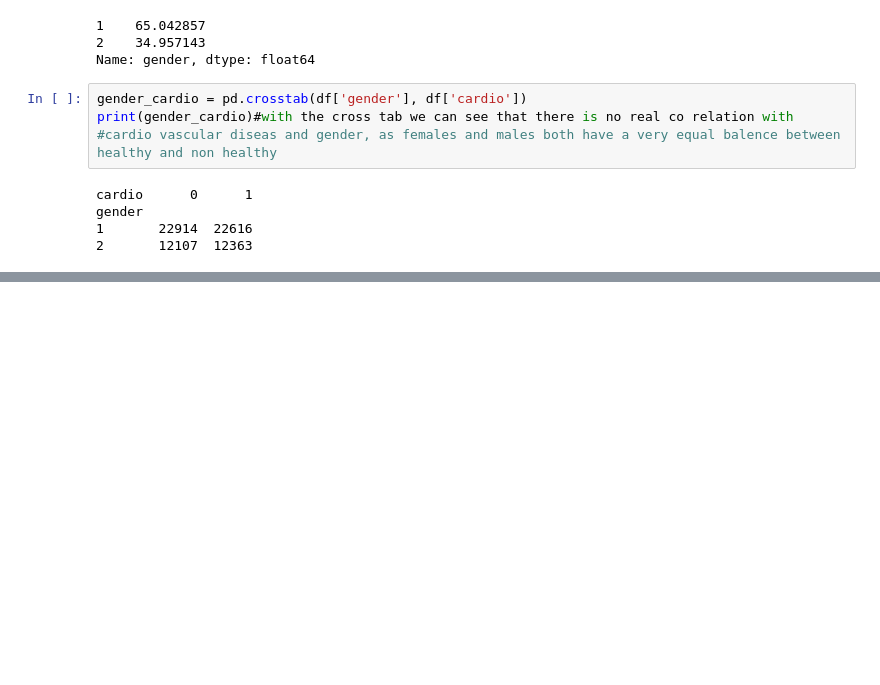
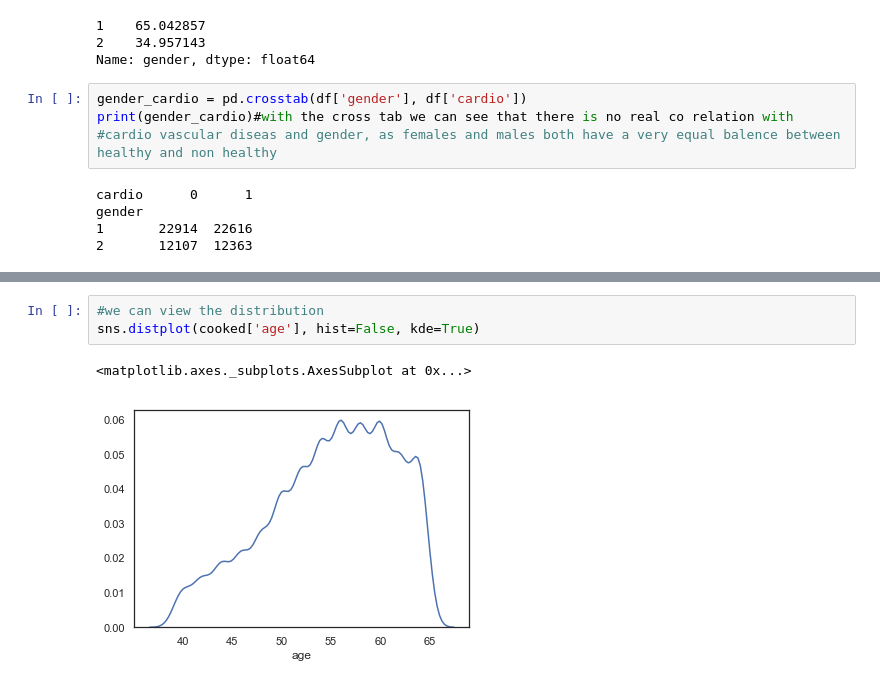
Before and after one commit to lr193/sit307_group_project, a Jupyter notebook: assignment1.ipynb, the cells around one changed output, grey strips where cells are left out. Cells and saved outputs as stored; diff of their text form; blank space fills up the shorter version.

```diff
--- a/assignment1.ipynb
+++ b/assignment1.ipynb
@@ -70,0 +94,6 @@ gender
+# %%
+#we can view the distribution
+sns.distplot(cooked['age'], hist=False, kde=True)
+# %% [output]
+<matplotlib.axes._subplots.AxesSubplot at 0x...>
+[figure, added]
```
Also changed, not shown: parts of 4 cells of this notebook.
